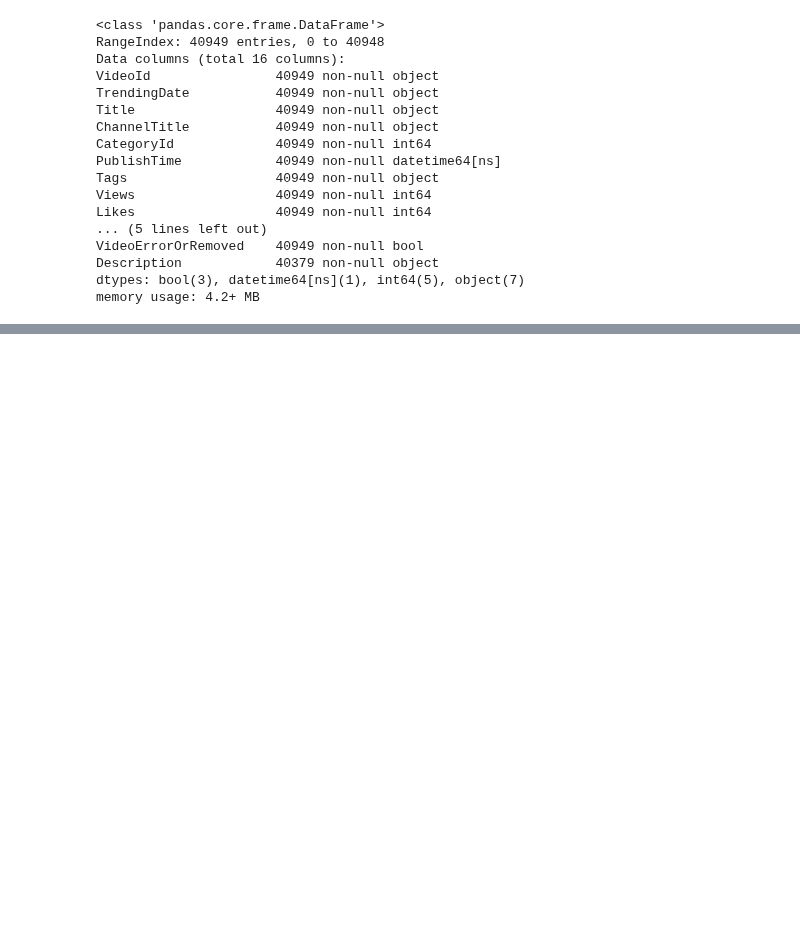
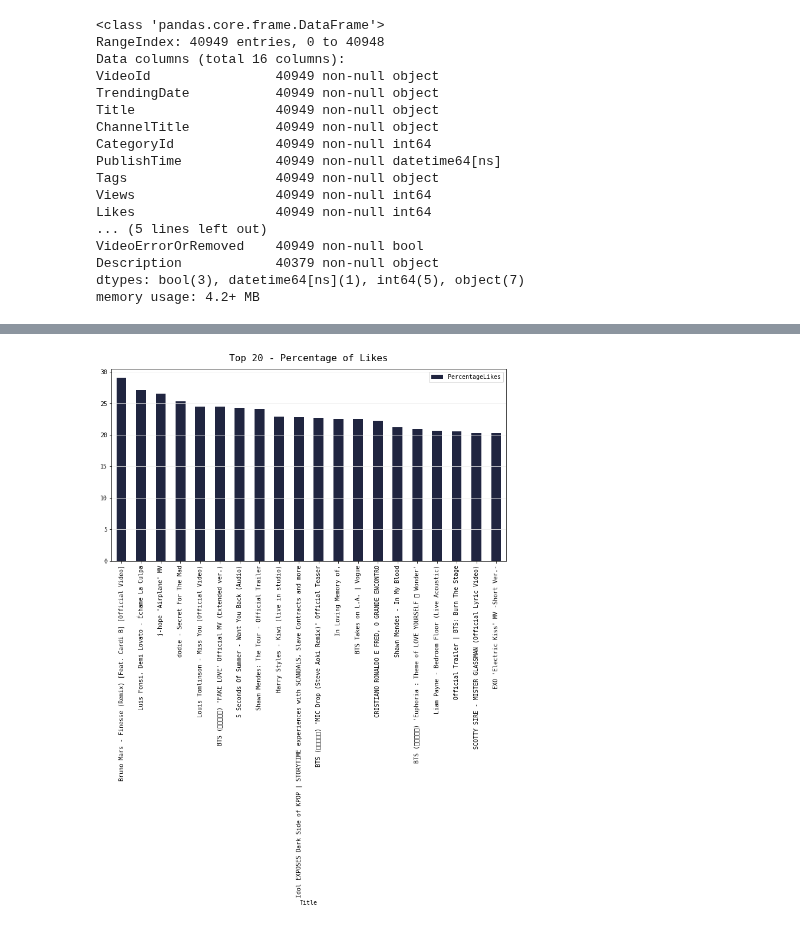
Before and after one commit to qu4ku/datasets-analysis, a Jupyter notebook: 012-youtube-trending-videos.ipynb, the cells around one changed output, grey strips where cells are left out. Saved outputs shown, nothing was run; the diff lists cells and outputs as text; code cells hidden in the pictures; blank space fills up the shorter version.

```diff
--- a/012-youtube-trending-videos.ipynb
+++ b/012-youtube-trending-videos.ipynb
@@ -264,0 +270,11 @@ df.head()
+# %%
+df_wo_duplicates = df.sort_values(by=['Views']).drop_duplicates(subset=['Title'])
+top_num = 20
+top_idxs = df_wo_duplicates.PercentageLikes.sort_values(ascending=False)[:top_num].index
+
+df.loc[top_idxs, ['Title', 'PercentageLikes']].set_index('Title').plot(kind='bar',
+                                                                     color=colors)
+plt.title('Top {} - Percentage of Likes'.format(top_num), y=1.02)
+plt.grid(axis='y')
+# %% [output]
+[figure, added]
```
Also changed, not shown: parts of 15 cells of this notebook.
